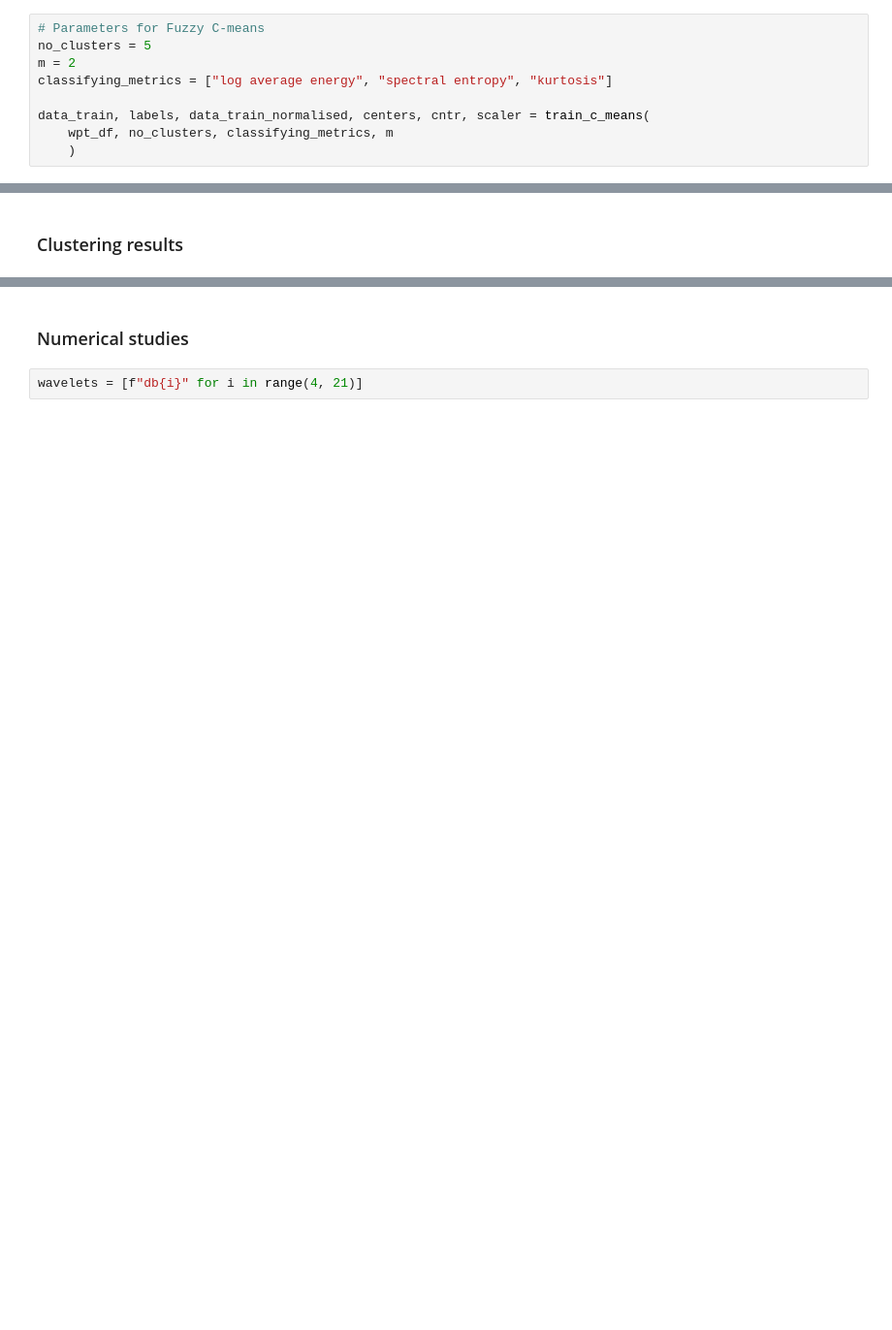
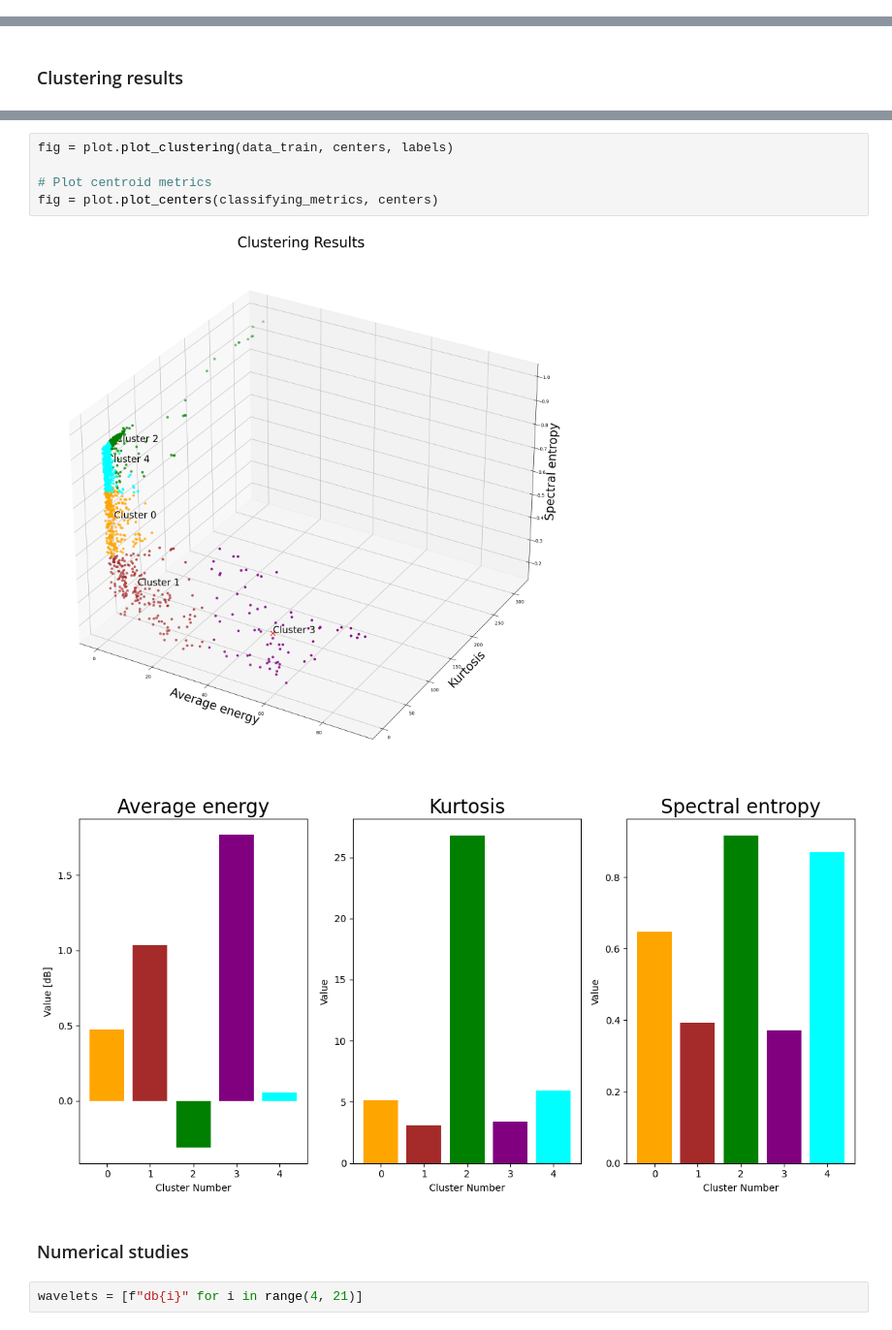
Before and after one commit to USonixGroup/wpt-cavitation, a Jupyter notebook: notebooks/fuzzy_c_means_training_data.ipynb, the cells around one changed output, grey strips where cells are left out. Shown at 97% size. Cells and saved outputs as stored; diff of their text form; blank space fills up the shorter version.

```diff
--- a/notebooks/fuzzy_c_means_training_data.ipynb
+++ b/notebooks/fuzzy_c_means_training_data.ipynb
@@ -92,9 +64,0 @@ def train_c_means(wpt_df, no_clusters, classifying_metrics, m):
-# %%
-# Parameters for Fuzzy C-means
-no_clusters = 5
-m = 2
-classifying_metrics = ["log average energy", "spectral entropy", "kurtosis"]
-
-data_train, labels, data_train_normalised, centers, cntr, scaler = train_c_means(
-    wpt_df, no_clusters, classifying_metrics, m
-    )
@@ -143,3 +88,11 @@ plt.show()
+# %%
+fig = plot.plot_clustering(data_train, centers, labels)
+
+# Plot centroid metrics
+fig = plot.plot_centers(classifying_metrics, centers)
+# %% [output]
+[figure, added]
+[figure, added]
 # %% [markdown]
 ### Numerical studies
 # %%
```
Also changed, not shown: parts of 17 cells of this notebook, 20 other files.
